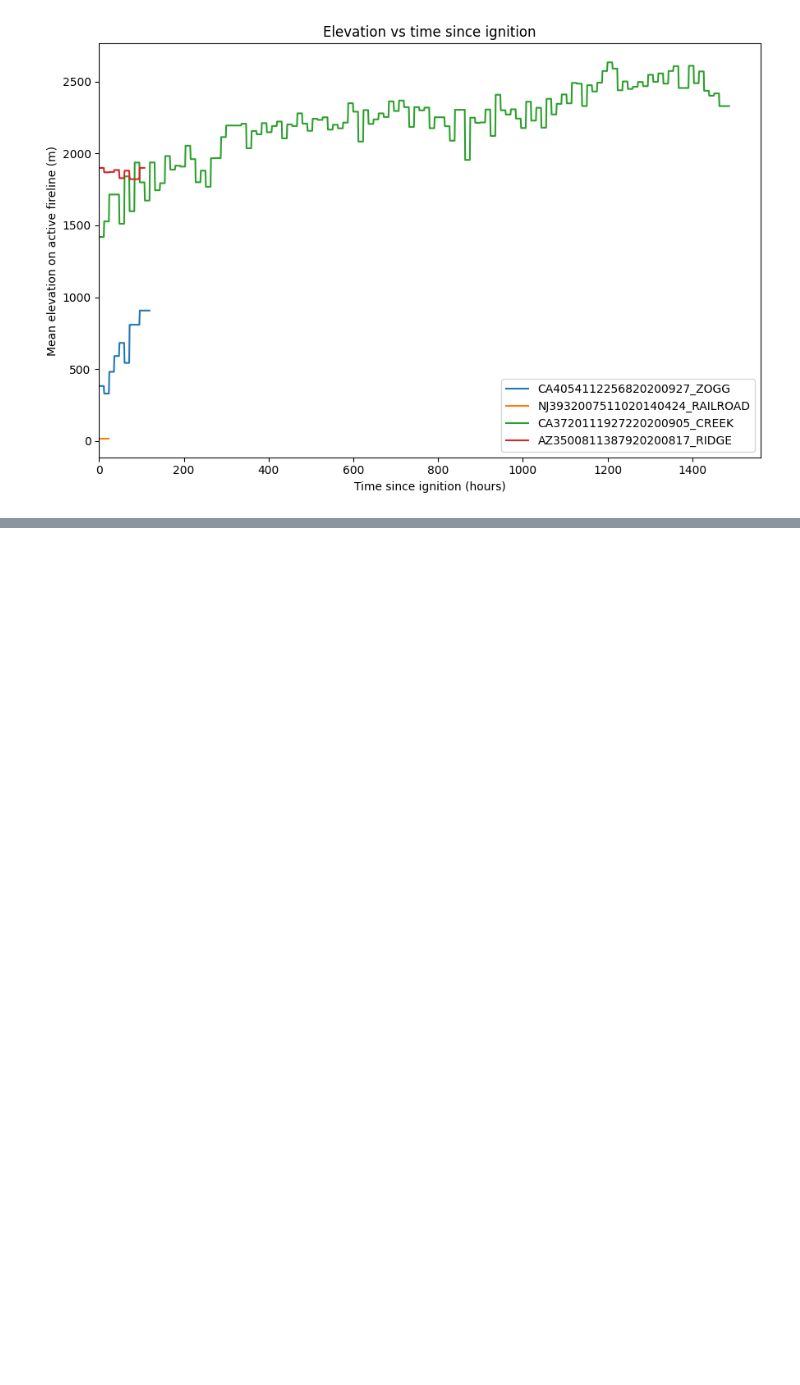
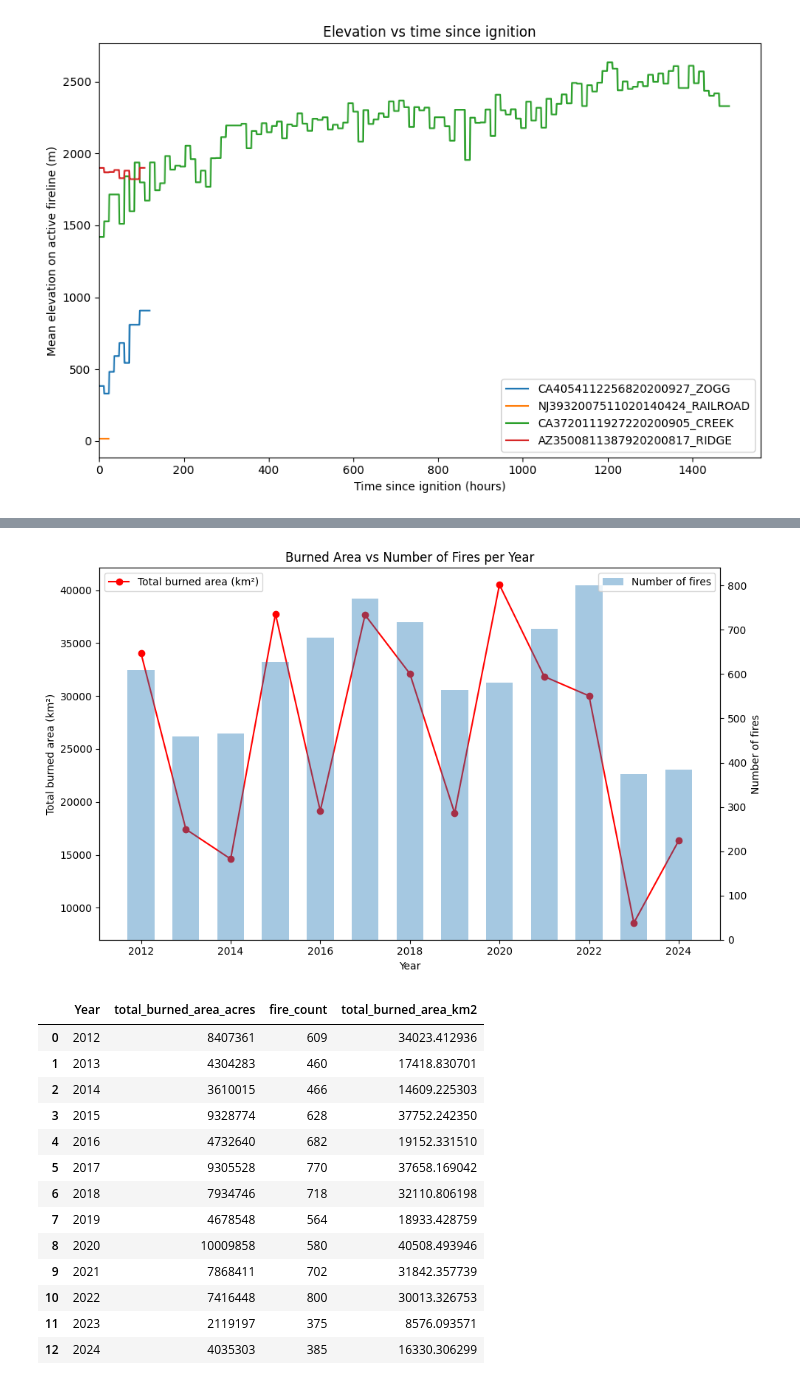
Before and after one commit to aryarksub/FireCube, a Jupyter notebook: src/util/vis_util/plots.ipynb, the cells around one changed output, grey strips where cells are left out. Saved outputs shown, nothing was run; the diff lists cells and outputs as text; code cells hidden in the pictures; blank space fills up the shorter version.

```diff
--- a/src/util/vis_util/plots.ipynb
+++ b/src/util/vis_util/plots.ipynb
@@ -799,0 +979,19 @@ plt.show()
+# %%
+stats = plot_burned_area_vs_fires_per_year("/Users/pc/Desktop/2025/FireCube/FireCube-1/inputData/fireslist2012-2024.csv")
+stats
+# %% [output]
+[figure, added]
+|  | Year | total_burned_area_acres | fire_count | total_burned_area_km2 |
+| 0 | 2012 | 8407361 | 609 | 34023.412936 |
+| 1 | 2013 | 4304283 | 460 | 17418.830701 |
+| 2 | 2014 | 3610015 | 466 | 14609.225303 |
+| 3 | 2015 | 9328774 | 628 | 37752.242350 |
+| 4 | 2016 | 4732640 | 682 | 19152.331510 |
+| 5 | 2017 | 9305528 | 770 | 37658.169042 |
+| 6 | 2018 | 7934746 | 718 | 32110.806198 |
+| 7 | 2019 | 4678548 | 564 | 18933.428759 |
+| 8 | 2020 | 10009858 | 580 | 40508.493946 |
+| 9 | 2021 | 7868411 | 702 | 31842.357739 |
+| 10 | 2022 | 7416448 | 800 | 30013.326753 |
+| 11 | 2023 | 2119197 | 375 | 8576.093571 |
+| 12 | 2024 | 4035303 | 385 | 16330.306299 |
```
Also changed, not shown: parts of 29 cells of this notebook.
